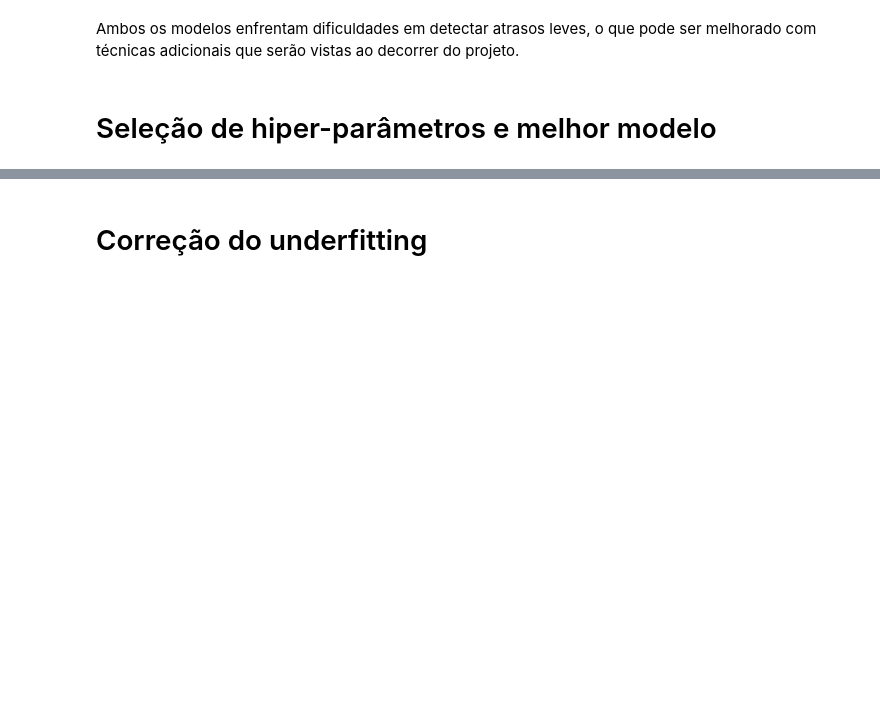
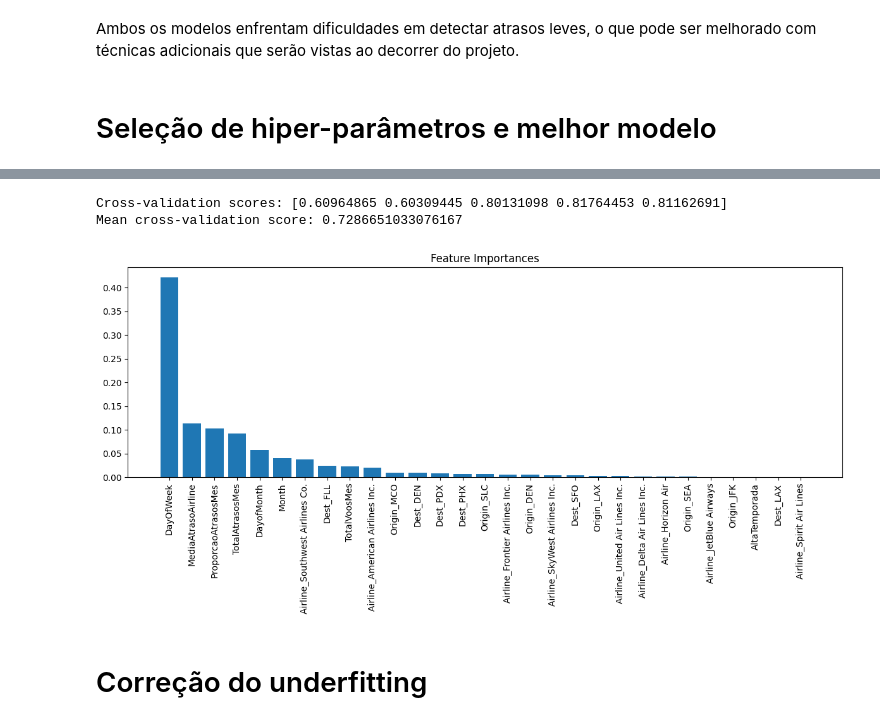
Before and after one commit to RodrigoBarbosaa/Flight_Delay_Prediction, a Jupyter notebook: voos.ipynb, the cells around one changed output, grey strips where cells are left out. Cells and saved outputs as stored; diff of their text form; code cells hidden in the pictures; blank space fills up the shorter version.

Commit message:
Aprimorando modelo de classificação

```diff
--- a/voos.ipynb
+++ b/voos.ipynb
@@ -725,10 +725,12 @@ from sklearn.preprocessing import StandardScaler
 
 df_selected_routes = df_selected_routes[df_selected_routes["DepDelayMinutes"] <= 30]
 
+df_voos_realizados = df_voos_realizados[df_voos_realizados["DepDelayMinutes"] <= 30]
 bins = [-1, 0, 30]
 labels = ['Sem Atraso', 'Atraso Leve']
 
 df_selected_routes['CategoriaAtraso'] = pd.cut(df_selected_routes['DepDelayMinutes'], bins=bins, labels=labels)
+df_voos_realizados['CategoriaAtraso'] = pd.cut(df_selected_routes['DepDelayMinutes'], bins=bins, labels=labels)
 # %%
 df_selected_routes.head(5)
 # %% [output]
@@ -1098,0 +985,22 @@ weighted avg       0.69      0.71      0.70      7089
+# %%
+# Calcular as features no dataset df_voos_realizado
+df_voos_realizados['ProporcaoAtrasosMes'] = df_voos_realizados.groupby('Month')['CategoriaAtraso'].transform(lambda x: (x == 'Atraso Leve').mean())
+df_voos_realizados['TotalAtrasosMes'] = df_voos_realizados.groupby('Month')['CategoriaAtraso'].transform(lambda x: (x == 'Atraso Leve').sum())
+df_voos_realizados['TotalVoosMes'] = df_voos_realizados.groupby('Month')['CategoriaAtraso'].transform('count')
+df_voos_realizados['AltaTemporada'] = df_voos_realizados['Month'].apply(lambda x: 1 if x in [6, 7, 12] else 0)
+mean_delay_by_airline = df_voos_realizados.groupby('Airline')['DepDelayMinutes'].mean().to_dict()
+df_voos_realizados['MediaAtrasoAirline'] = df_voos_realizados['Airline'].map(mean_delay_by_airline)
+
+# Selecionar as colunas necessárias para o mapeamento
+df_features = df_voos_realizados[['Month', 'Airline', 'ProporcaoAtrasosMes', 'TotalAtrasosMes', 'TotalVoosMes', 'AltaTemporada', 'MediaAtrasoAirline']].drop_duplicates()
+
+# Realizar o mapeamento
+df_selected_routes = df_selected_routes.merge(df_features, on=['Month', 'Airline'], how='left')
+
+# Normalizar colunas específicas
+cols_to_normalize = ['Month', 'DayofMonth', 'DayOfWeek', 'ProporcaoAtrasosMes', 'TotalAtrasosMes', 'TotalVoosMes', 'MediaAtrasoAirline']
+scaler = StandardScaler()
+df_selected_routes[cols_to_normalize] = scaler.fit_transform(df_selected_routes[cols_to_normalize])
+
+# Codificar variáveis categóricas
+df_selected_routes = pd.get_dummies(df_selected_routes, columns=['Airline', 'Origin', 'Dest'], drop_first=True)
@@ -1099,3 +1055,27 @@ weighted avg       0.69      0.71      0.70      7089
+# %%
+from sklearn.model_selection import cross_val_score
+import matplotlib.pyplot as plt
+
+# Validação cruzada
+cross_val_scores = cross_val_score(best_gb_model, X_train_smote, y_train_smote, cv=5, scoring='accuracy')
+print("Cross-validation scores:", cross_val_scores)
+print("Mean cross-validation score:", cross_val_scores.mean())
+
+# Análise de importância das features
+importances = best_gb_model.feature_importances_
+feature_names = X.columns
+indices = np.argsort(importances)[::-1]
+
+plt.figure(figsize=(12, 6))
+plt.title("Feature Importances")
+plt.bar(range(X.shape[1]), importances[indices], align="center")
+plt.xticks(range(X.shape[1]), [feature_names[i] for i in indices], rotation=90)
+plt.tight_layout()
+plt.show()
+# %% [output]
+Cross-validation scores: [0.60964865 0.60309445 0.80131098 0.81764453 0.81162691]
+Mean cross-validation score: 0.7286651033076167
+[figure, added]
 # %% [markdown]
 # Correção do underfitting
 # %%
```
Also changed, not shown: parts of 11 cells of this notebook.
